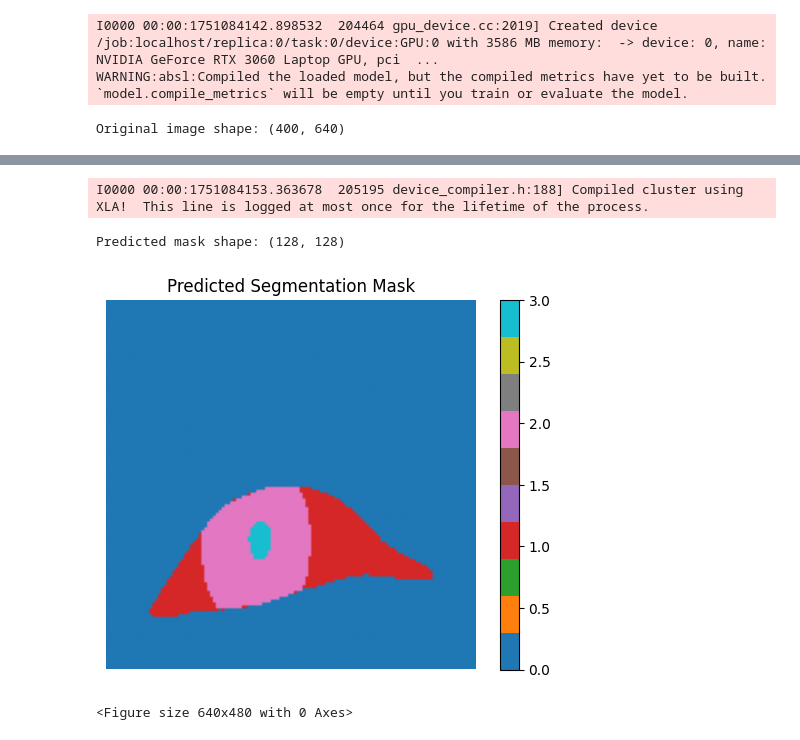
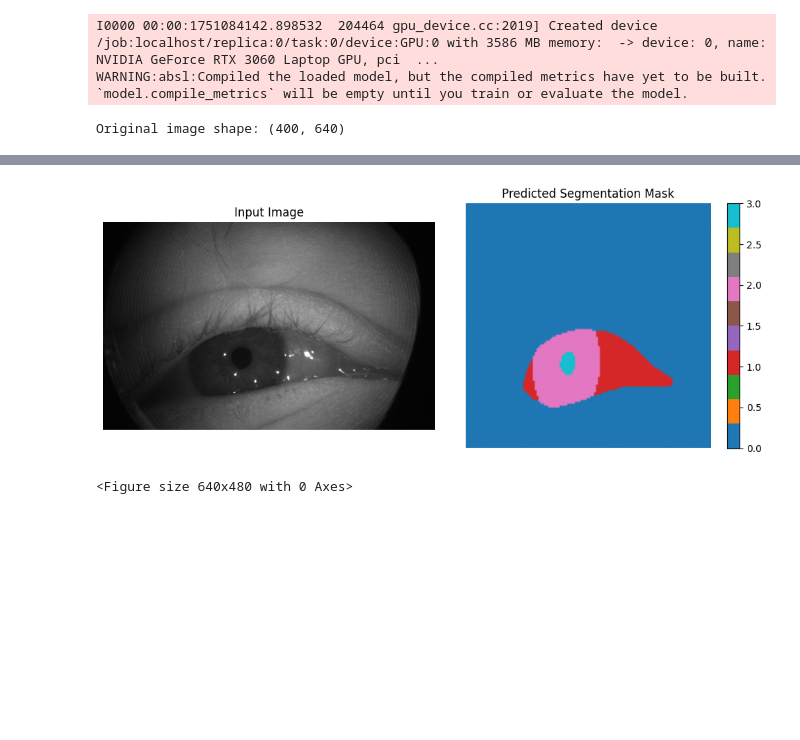
Before and after one commit to yasastharinda9511/GazeEstimation, a Jupyter notebook: privacy_preserving_unet_model.ipynb, the cells around one changed output, grey strips where cells are left out. Cells and saved outputs as stored; diff of their text form; code cells hidden in the pictures; blank space fills up the shorter version.

Commit message:
changed the model architecture

```diff
--- a/privacy_preserving_unet_model.ipynb
+++ b/privacy_preserving_unet_model.ipynb
@@ -570,6 +708,16 @@ image = cv2.imread(image_path, cv2.IMREAD_GRAYSCALE)
 print("Original image shape:", image.shape)
 img_input = np.expand_dims(image, axis=(0, -1))  # e.g., (1, 240, 320, 1)
 
+custom_objects = {
+            'GaussianBlur': GaussianBlur,
+            'GaussianNoiseLayer': GaussianNoiseLayer,
+            'WeightNoiseLayer': WeightNoiseLayer,
+            'MixupLayer': MixupLayer,
+            'dice_coefficient_multiclass': dice_coefficient_multiclass,
+            'iou_metric_multiclass': iou_metric_multiclass
+        }
+model = tf.keras.models.load_model("privacy_preserving_unet_high.h5", custom_objects=custom_objects)
+
 
 # Step 4: Predict with the model
 pred = model.predict(img_input)  # Output shape: (1, 128, 128, 4) due to resizing inside model
@@ -578,10 +726,19 @@ pred = model.predict(img_input)  # Output shape: (1, 128, 128, 4) due to resizin
 predicted_mask = np.argmax(pred, axis=-1)[0]  # Shape: (128, 128)
 print("Predicted mask shape:", predicted_mask.shape)
 
+plt.figure(figsize=(10, 4))
+plt.subplot(1, 2, 1)
+plt.imshow(image, cmap='gray')
+plt.title("Input Image")
+plt.axis('off')
+
+plt.subplot(1, 2, 2)
 plt.imshow(predicted_mask, cmap='tab10', vmin=0, vmax=3)
 plt.title("Predicted Segmentation Mask")
 plt.colorbar()
 plt.axis('off')
+
+plt.tight_layout()
 plt.show()
 
 plt.tight_layout()
@@ -596,4 +750,2 @@ I0000 00:00:1751084150.785398  205195 cuda_dnn.cc:529] Loaded cuDNN version 9030
+[figure, new version]
-I0000 00:00:1751084153.363678  205195 device_compiler.h:188] Compiled cluster using XLA!  This line is logged at most once for the lifetime of the process.
+<Figure size 640x480 with 0 Axes>
-Predicted mask shape: (128, 128)
-[figure, old version]
-<Figure size 640x480 with 0 Axes>
```
Also changed, not shown: parts of 6 cells of this notebook, 2 other files.
